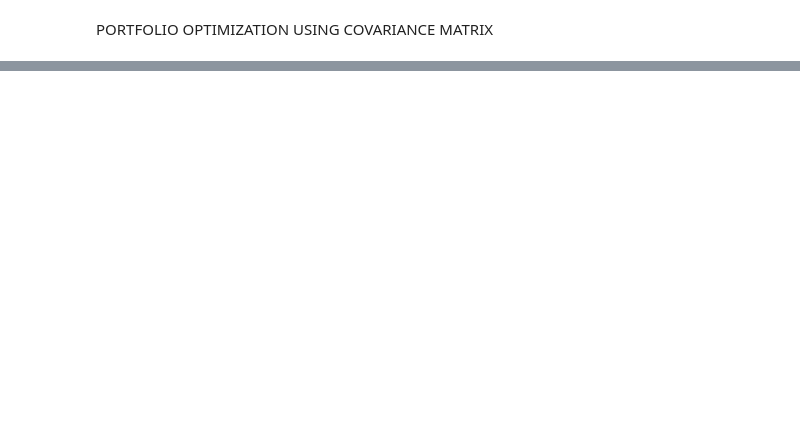
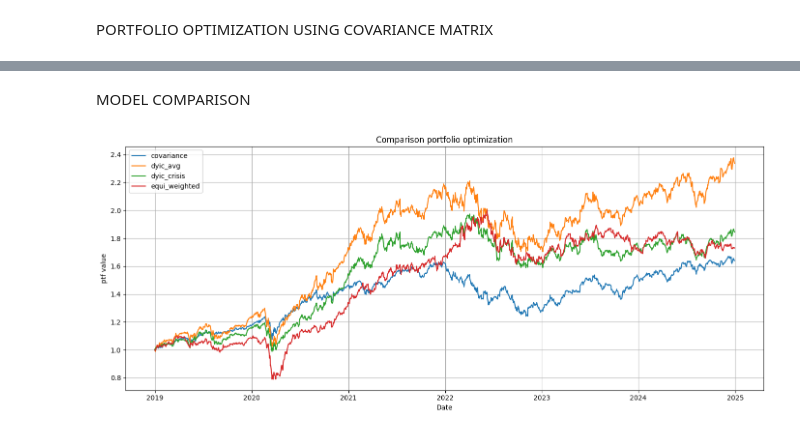
Before and after one commit to Etienne-larchet/ConnectednessPortfolio, a Jupyter notebook: code.ipynb, the cells around one changed output, grey strips where cells are left out. Cells and saved outputs as stored; diff of their text form; code cells hidden in the pictures; blank space fills up the shorter version.

```diff
--- a/code.ipynb
+++ b/code.ipynb
@@ -304,0 +338,8 @@ pprint({ticker: w for ticker, w in w.items() if w > 0.001}) # Removing e-16 valu
+# %%
+mu = mean_historical_return(close_obs)
+
+ef = EfficientFrontier(mu, gfevd_crisis, weight_bounds=(0, 0.4))
+w = ef.max_sharpe()
+
+w_ptf_dyic_crisis = pd.Series({ticker: w for ticker, w in w.items() if w > 0}, name='dyic_opt_w_crisis')
+w_ptf_dyic_crisis
@@ -304,0 +355,23 @@ pprint({ticker: w for ticker, w in w.items() if w > 0.001}) # Removing e-16 valu
+# %% [markdown]
+MODEL COMPARISON
+# %%
+ptf_cov_returns = returns.loc[END_DATE_OBS:, w_ptf_cov.keys()] @ w_ptf_cov
+ptf_dyic_avg_returns = returns.loc[END_DATE_OBS:, w_ptf_dyic_avg.keys()] @ w_ptf_dyic_avg
+ptf_equi_returns = returns.loc[END_DATE_OBS:] @ np.ones(len(returns.columns)) / len(returns.columns)
+ptf_dyic_crisis_returns = returns.loc[END_DATE_OBS:, w_ptf_dyic_crisis.keys()] @ w_ptf_dyic_crisis
+
+ptf_cov_returns.name = 'covariance'
+ptf_dyic_avg_returns.name =  'dyic_avg'
+ptf_dyic_crisis_returns.name =  'dyic_crisis'
+ptf_equi_returns.name =  'equi_weighted'
+# %%
+ptf_cov_val = np.exp(np.cumsum(ptf_cov_returns))
+ptf_dyic_avg_val = np.exp(np.cumsum(ptf_dyic_avg_returns))
+ptf_dyic_crisis_val = np.exp(np.cumsum(ptf_dyic_crisis_returns))
+ptf_equi_val = np.exp(np.cumsum(ptf_equi_returns))
+# %%
+ptf_values = pd.concat([ptf_cov_val, ptf_dyic_avg_val, ptf_dyic_crisis_val, ptf_equi_val], axis=1)
+
+plot_histo(ptf_values, 'Comparison portfolio optimization', 'ptf value')
+# %% [output]
+[figure, added]
```
Also changed, not shown: parts of 19 cells of this notebook, 1 other file.
